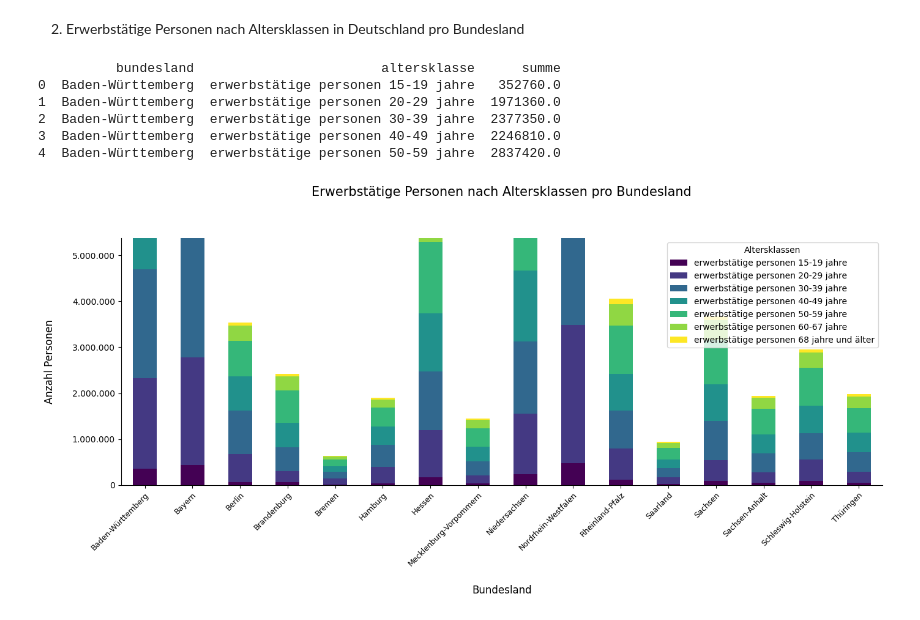
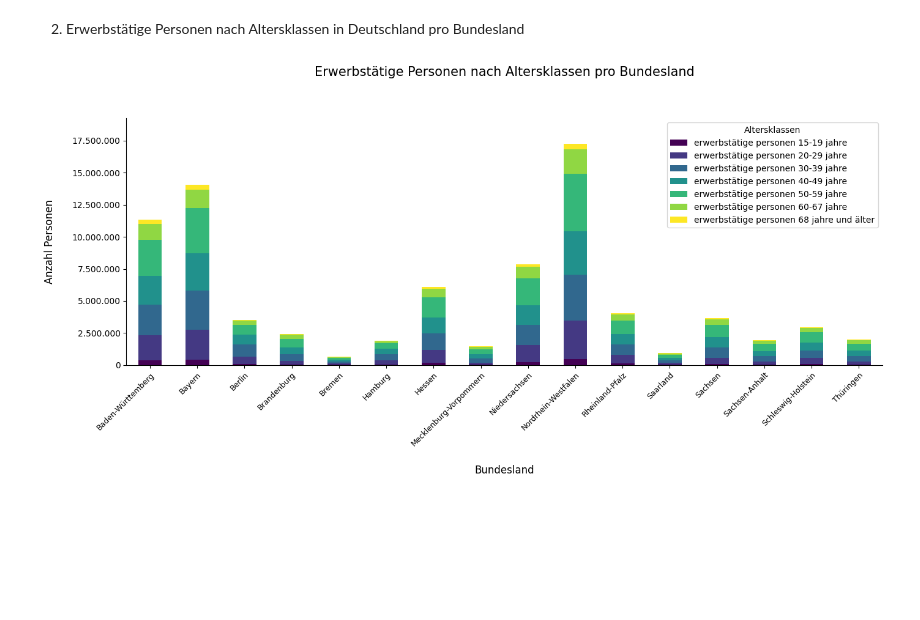
Before and after one commit to pluzgi/DAI92-SPIII-1-Dateninfrastruktur_wildemann, a Jupyter notebook: main.ipynb, the cells around one changed output. Saved outputs shown, nothing was run; the diff lists cells and outputs as text; code cells hidden in the pictures; blank space fills up the shorter version.

```diff
--- a/main.ipynb
+++ b/main.ipynb
@@ -31,7 +31,7 @@ from IPython.display import display
 Extrahieren von 10 Tabellenblättern aus einer Excel-Datei, die in der Benennung mit "CSV-" beginnen sowie des erstellten Attribute_Details Arbeitsblattes.
 # %%
 # Basispfade und Dateinamen
-base_path = '/Users/sabinewildemann/Desktop/Studium/Pruefungsleistung/'
+base_path = '/Users/sabinewildemann/Desktop/Studium/DAI92-SPIII-1-Dateninfrastruktur_wildemann/'
 input_path = os.path.join(base_path, 'input')
 output_path = os.path.join(base_path, 'output')
 file_name = "Regionaltabelle_Bildung_Erwerbstaetigkeit 1.xlsx"
@@ -962,33 +962,32 @@ Alle Daten wurden erfolgreich in die Datenbank geladen.
 # %% [markdown]
 1. Erwerbsstatus nach Bundesland - Anzahl Personen
 # %%
-query = """
+query = '''
 SELECT
     r.name AS bundesland,
-    LOWER(f.kennzahlentyp) AS kennzahlentyp,
+    ad.bezeichnung AS kennzahlentyp,
     SUM(f.kennzahlenwert) AS summe
 FROM
     fct_zensus f
 JOIN
     dim_regionen r ON f.region_id = r.region_id
+JOIN
+    dim_attribute_details ad ON f.attribut_id = ad.attribut_id
 WHERE
     r.regionalebene = 'Land' AND
     f.entitaet_id = 5 AND
     f.time_id = 1 AND
-    LOWER(f.kennzahlentyp) IN (
-        'erwerbstat_kurz_stp__11', -- Erwerbstätige
-        'erwerbstat_kurz_stp__12', -- Erwerbslose
-        'erwerbstat_kurz_stp__2'   -- Nichterwerbspersonen
+    ad.detail LIKE '%%insgesamt%%' AND  -- Nur die Gesamtsummen berücksichtigen
+    ad.bezeichnung IN (
+        'personen nach erwerbsstatus "erwerbstätige"',
+        'personen nach erwerbsstatus "erwerbslose"',
+        'personen nach erwerbsstatus "nichterwerbspersonen"'
     )
 GROUP BY
-    r.name, LOWER(f.kennzahlentyp)
+    r.name, ad.bezeichnung
 ORDER BY
-    r.name, LOWER(f.kennzahlentyp);
-"""
-
-# Mapping von 'kennzahlentyp' zu benutzerdefinierten Bezeichnungen
-legende_mapping = dict(zip(attribute_details_df['attribut'], attribute_details_df['bezeichnung']))
-
+    r.name, ad.bezeichnung;
+'''
 # Daten aus der SQL-Abfrage einlesen
 data = pd.read_sql(query, engine)
 
@@ -996,16 +995,6 @@ data = pd.read_sql(query, engine)
 if data.empty:
     print("Das DataFrame 'data' ist leer.")
 else:
-    # Gruppierung der Daten nach Bundesland und Summierung
-    grouped_data = data.groupby('bundesland')['summe'].sum().reset_index()
-
-    # Ausgabe der Summen pro Bundesland
-    print("Summen pro Bundesland:")
-    print(grouped_data)
-
-    # Mapping der 'kennzahlentyp' Spalte auf die benutzerdefinierten Namen
-    data['kennzahlentyp'] = data['kennzahlentyp'].map(legende_mapping)
-
     # Daten für das Stacked Bar Chart vorbereiten
     pivot_data = data.pivot(index='bundesland', columns='kennzahlentyp', values='summe').fillna(0)
 
@@ -1110,8 +1081,6 @@ data_altersklassen = pd.read_sql(query_altersklassen, engine)
 if data_altersklassen.empty:
     print("Das DataFrame 'data_altersklassen' ist leer.")
 else:
-    print(data_altersklassen.head())
-
     # Daten für das Stacked Bar Chart vorbereiten
     pivot_data_altersklassen = data_altersklassen.pivot(index='bundesland', columns='altersklasse', values='summe').fillna(0)
 
@@ -1127,38 +1096,32 @@ else:
     # Gestapeltes Balkendiagramm plotten
     bars_altersklassen = pivot_data_altersklassen.plot(kind='bar', stacked=True, ax=ax, colormap='viridis')
 
     # Achsen und Titel anpassen
     ax.set_xlabel('Bundesland', fontsize=12, labelpad=20)
     ax.set_ylabel('Anzahl Personen', fontsize=12, labelpad=20)  # Abstand zur Y-Achse vergrößern
     ax.set_title('Erwerbstätige Personen nach Altersklassen pro Bundesland', fontsize=15, pad=50)  # Mehr Abstand zum Titel
 
     # Anpassung der x-Ticks: Position und Rotation
     ax.set_xticks(range(len(pivot_data_altersklassen.index)))
     ax.set_xticklabels(pivot_data_altersklassen.index, rotation=45, ha='right', fontsize=9, rotation_mode='anchor')  # Rechtsbündig und im Winkel anzeigen
 
     # Entfernen der oberen und rechten Ränder
     ax.spines['top'].set_visible(False)
     ax.spines['right'].set_visible(False)
 
     # Y-Achse dynamisch skalieren und Tausendertrennzeichen mit Punkt setzen
     max_y_value_altersklassen = pivot_data_altersklassen.max().max()
-    ax.set_ylim(0, max_y_value_altersklassen * 1.2)
+    ax.set_ylim(0, max_y_value_altersklassen * 4.3)
     ax.yaxis.set_major_formatter(plt.FuncFormatter(lambda x, _: format_with_thousand_sep(x)))  # Punkt als Tausendertrennzeichen
 
     # Legende in die obere rechte Ecke verschieben
     ax.legend(title='Altersklassen', fontsize=10, loc='upper right')
 
     # Mehr Platz oben für die Werte über den Balken
     plt.subplots_adjust(top=0.85)  # Mehr Platz oberhalb des Plots für die Balkenwerte
 
     # Diagramm anzeigen
     plt.tight_layout()
     plt.show()
 # %% [output]
-          bundesland                        altersklasse      summe
-0  Baden-Württemberg  erwerbstätige personen 15-19 jahre   352760.0
-1  Baden-Württemberg  erwerbstätige personen 20-29 jahre  1971360.0
-2  Baden-Württemberg  erwerbstätige personen 30-39 jahre  2377350.0
-3  Baden-Württemberg  erwerbstätige personen 40-49 jahre  2246810.0
-4  Baden-Württemberg  erwerbstätige personen 50-59 jahre  2837420.0
-[figure, old version]
+[figure, new version]
```
Also changed, not shown: parts of 3 cells of this notebook, 14 other files.
